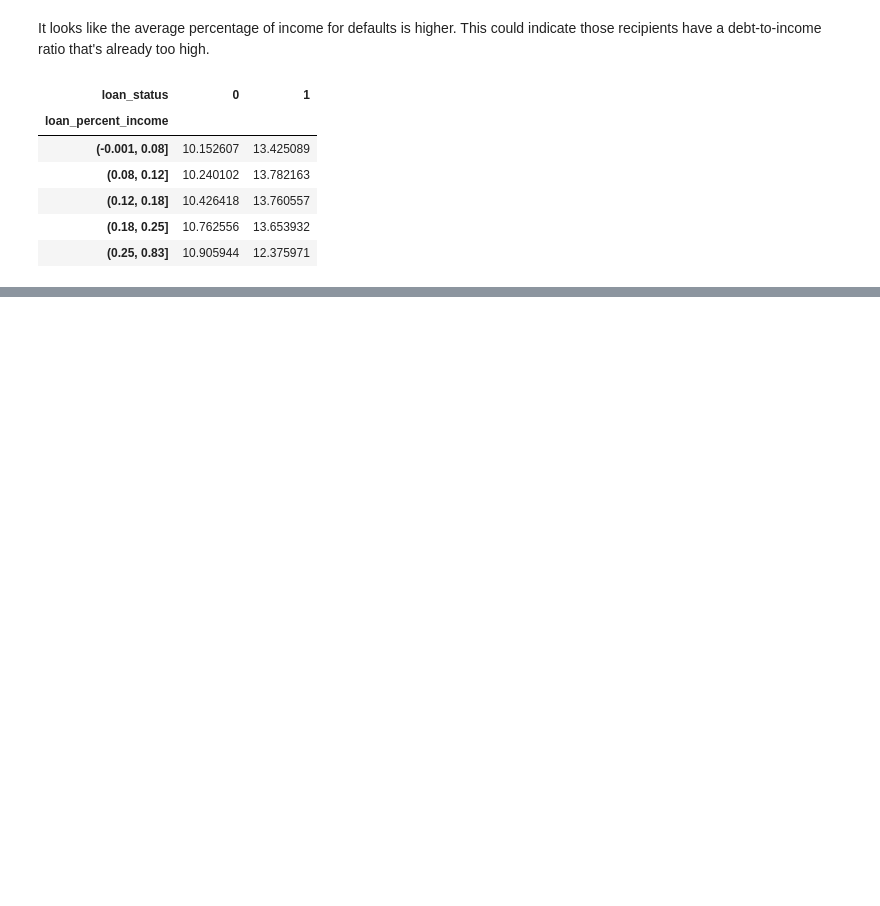
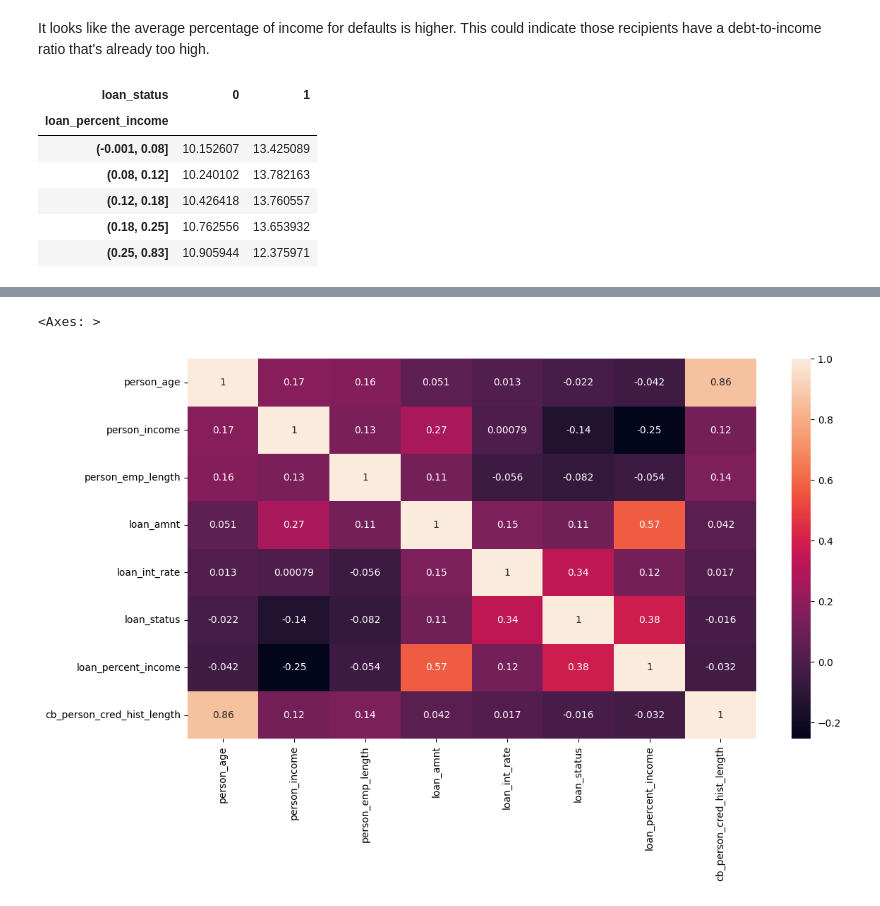
Before and after one commit to tommasograndi/Credit-Risk-Analysis, a Jupyter notebook: cr-analysis.ipynb, the cells around one changed output, grey strips where cells are left out. Drawn from its saved outputs; the diff is of its cells as text; code cells hidden in the pictures; blank space fills up the shorter version.

```diff
--- a/cr-analysis.ipynb
+++ b/cr-analysis.ipynb
@@ -116,0 +143,7 @@ plt.show()
+# %%
+# Let's take a look of the correlations between the numerical features
+
+sns.heatmap(cr_loan[['person_age', 'person_income', 'person_emp_length','loan_amnt','loan_int_rate','loan_status','loan_percent_income','cb_person_cred_hist_length']].corr(), annot=True)
+# %% [output]
+<Axes: >
+[figure, added]
```
Also changed, not shown: parts of 5 cells of this notebook.
